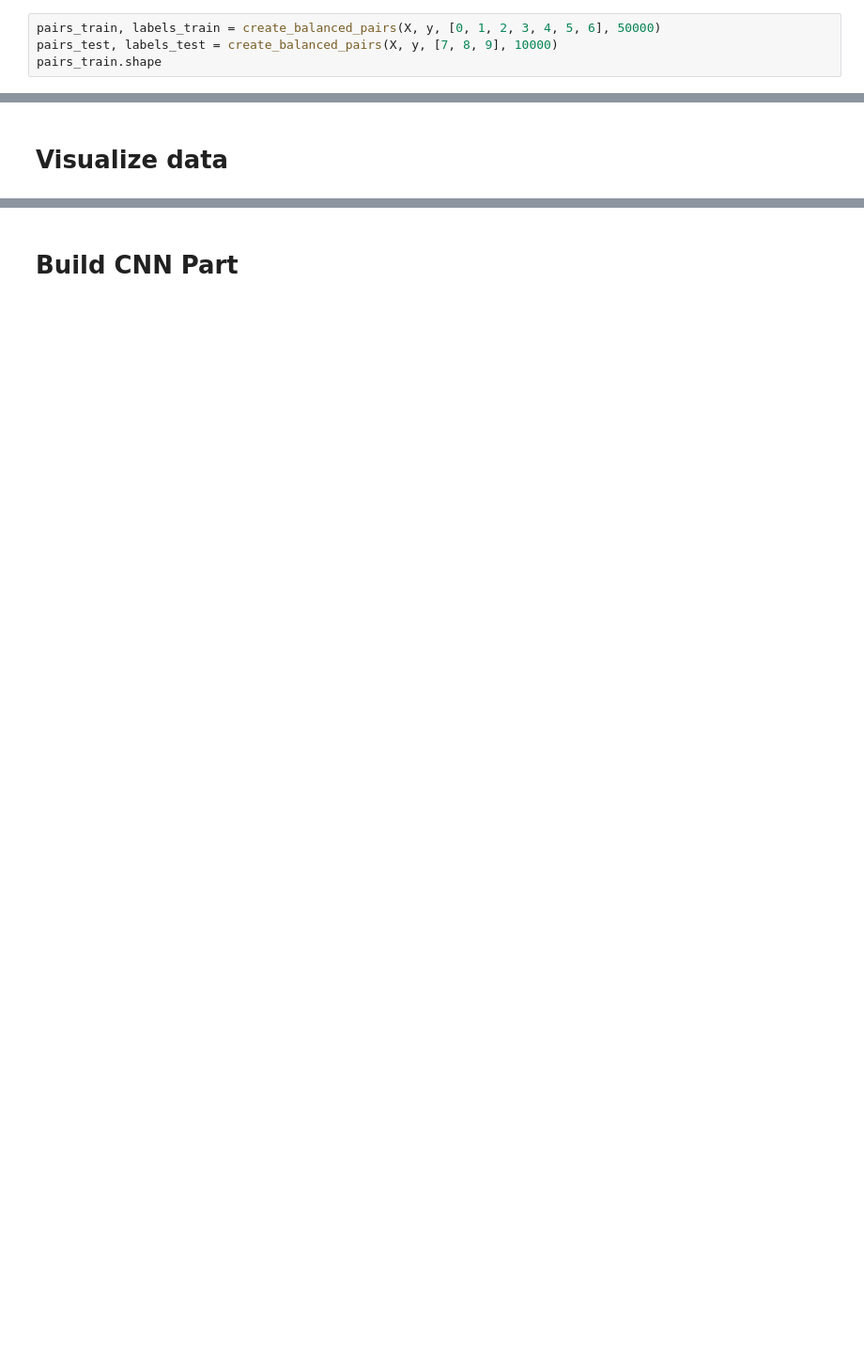
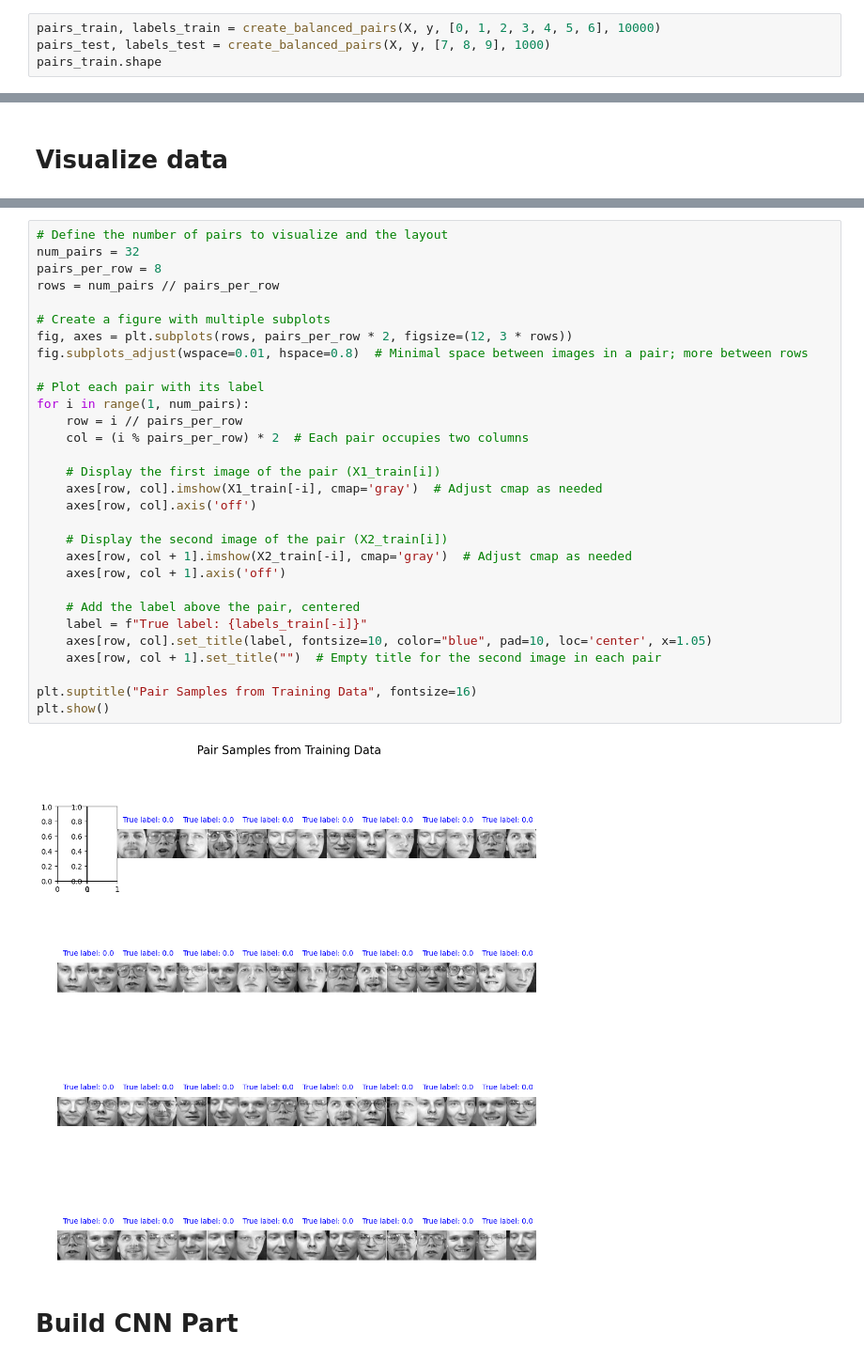
Before and after one commit to inemsia/SNN, a Jupyter notebook: main.ipynb, the cells around one changed output, grey strips where cells are left out. Shown at 94% size. Saved outputs shown, nothing was run; the diff lists cells and outputs as text; blank space fills up the shorter version.

```diff
--- a/main.ipynb
+++ b/main.ipynb
@@ -80,7 +84,7 @@ def create_balanced_pairs(X, y, unique_labels, num_pairs=1000):
     # Convert pairs and labels to numpy arrays
     return np.array(pairs), np.array(labels)
 # %%
-pairs_train, labels_train = create_balanced_pairs(X, y, [0, 1, 2, 3, 4, 5, 6], 50000)
-pairs_test, labels_test = create_balanced_pairs(X, y, [7, 8, 9], 10000)
+pairs_train, labels_train = create_balanced_pairs(X, y, [0, 1, 2, 3, 4, 5, 6], 10000)
+pairs_test, labels_test = create_balanced_pairs(X, y, [7, 8, 9], 1000)
 pairs_train.shape
 # %% [output]
@@ -120,2 +100,34 @@ for i in range(-1, -10, -1):  # Change this to display more or fewer pairs
+# %%
+# Define the number of pairs to visualize and the layout
+num_pairs = 32
+pairs_per_row = 8
+rows = num_pairs // pairs_per_row
+
+# Create a figure with multiple subplots
+fig, axes = plt.subplots(rows, pairs_per_row * 2, figsize=(12, 3 * rows))
+fig.subplots_adjust(wspace=0.01, hspace=0.8)  # Minimal space between images in a pair; more between rows
+
+# Plot each pair with its label
+for i in range(1, num_pairs):
+    row = i // pairs_per_row
+    col = (i % pairs_per_row) * 2  # Each pair occupies two columns
+
+    # Display the first image of the pair (X1_train[i])
+    axes[row, col].imshow(X1_train[-i], cmap='gray')  # Adjust cmap as needed
+    axes[row, col].axis('off')
+
+    # Display the second image of the pair (X2_train[i])
+    axes[row, col + 1].imshow(X2_train[-i], cmap='gray')  # Adjust cmap as needed
+    axes[row, col + 1].axis('off')
+
+    # Add the label above the pair, centered
+    label = f"True label: {labels_train[-i]}"
+    axes[row, col].set_title(label, fontsize=10, color="blue", pad=10, loc='center', x=1.05)
+    axes[row, col + 1].set_title("")  # Empty title for the second image in each pair
+
+plt.suptitle("Pair Samples from Training Data", fontsize=16)
+plt.show()
+# %% [output]
+[figure, added]
 # %% [markdown]
 # Build CNN Part
```
Also changed, not shown: parts of 20 cells of this notebook.
